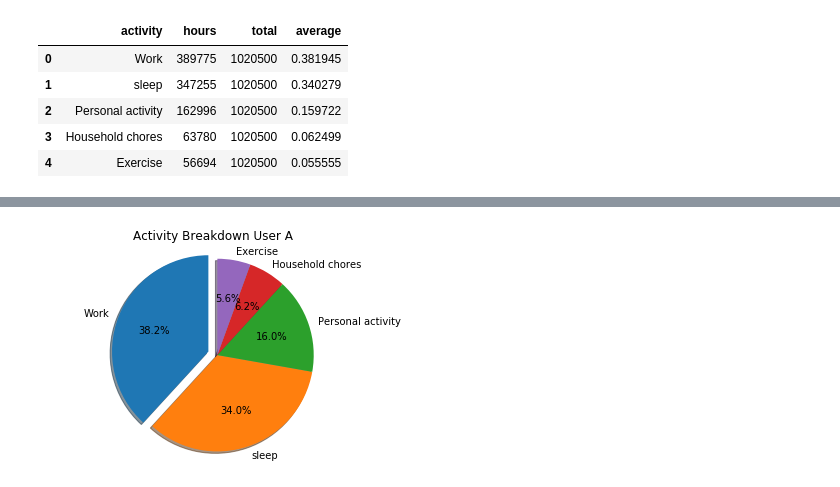
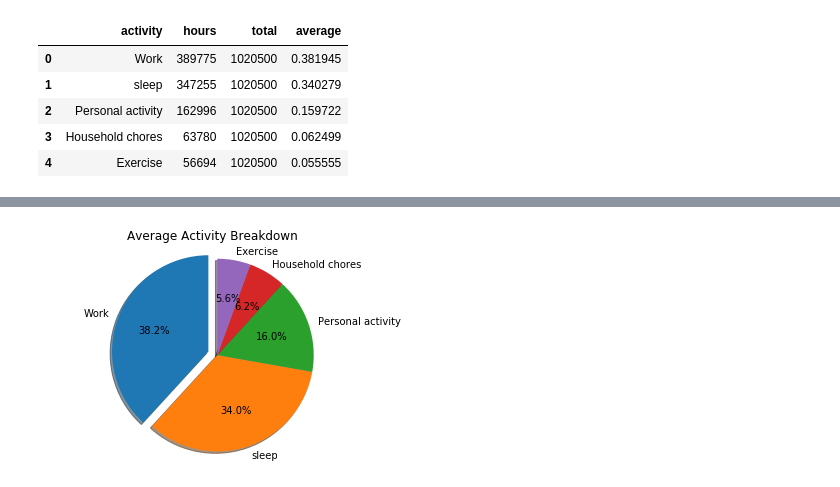
Before and after one commit to gbagatini/Microsoft_hackathon, a Jupyter notebook: Data_start.ipynb, the cells around one changed output, grey strips where cells are left out. Saved outputs shown, nothing was run; the diff lists cells and outputs as text; code cells hidden in the pictures.

```diff
--- a/Data_start.ipynb
+++ b/Data_start.ipynb
@@ -384,11 +350,12 @@ fig.show()
 # %%
 
 fig1, ax1 = plt.subplots()
 explode = (0.1, 0.0, 0.0,0.0,0.0)
 ax1.pie(total["hours"], explode=explode, labels=total["activity"], autopct='%1.1f%%',
         shadow=True, startangle=90)
 ax1.axis('equal')  # Equal aspect ratio ensures that pie is drawn as a circle.
-plt.title("Activity Breakdown Average User")
+plt.title("Average Activity Breakdown")
+plt.savefig("average.svg")
 plt.show()
 # %% [output]
-[figure, old version]
+[figure, new version]
```
Also changed, not shown: parts of 29 cells of this notebook.
